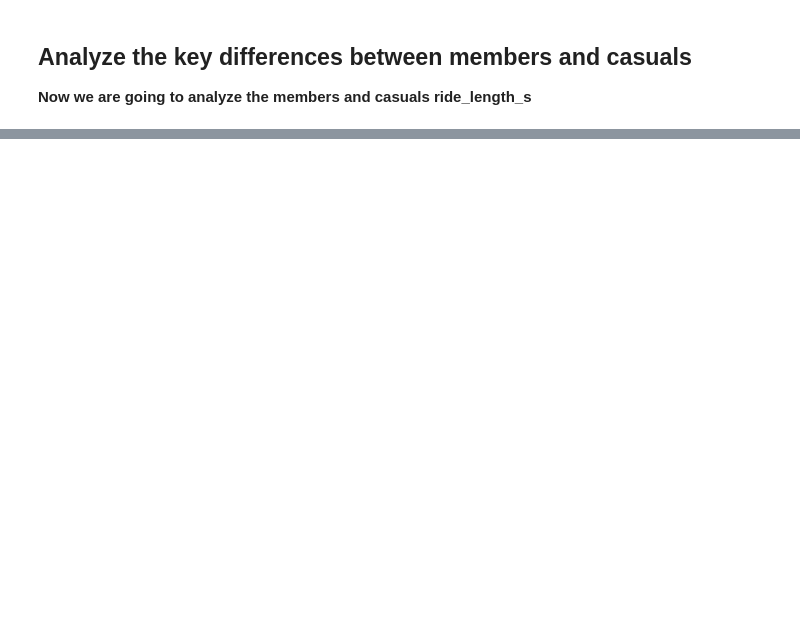
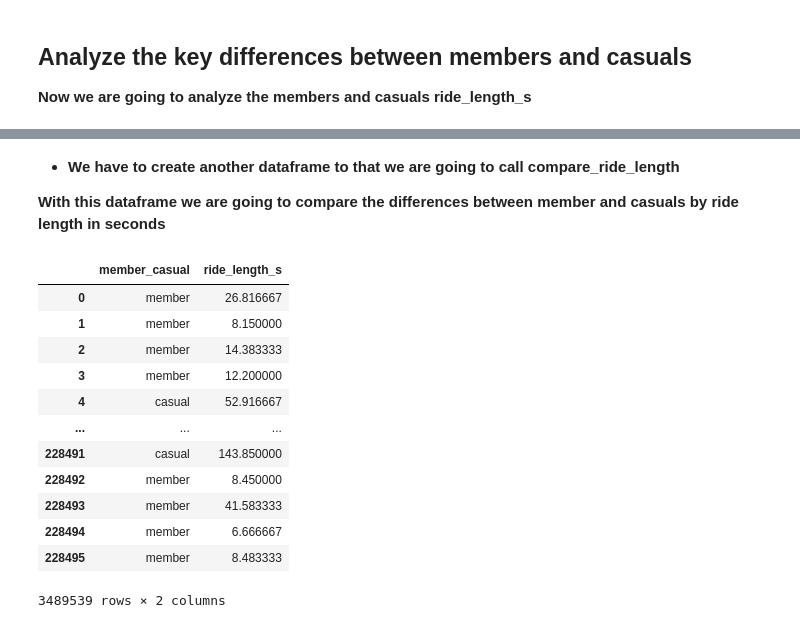
Before and after one commit to Ladislau2020/2021, a Jupyter notebook: fork-of-capstone-project-from-google.ipynb, the cells around one changed output, grey strips where cells are left out. Drawn from its saved outputs; the diff is of its cells as text; code cells hidden in the pictures; blank space fills up the shorter version.

```diff
--- a/fork-of-capstone-project-from-google.ipynb
+++ b/fork-of-capstone-project-from-google.ipynb
@@ -695,0 +701,26 @@ NameError: name 'where' is not defined
+# %% [markdown]
+* **We have to create another dataframe to that we are going to call compare_ride_length**
+
+**With this dataframe we are going to compare the differences between member and casuals by ride length in seconds**
+# %%
+# Comparison between member and casuals by ride_length_s
+
+
+compare_ride_length = pd.DataFrame({'member_casual': tripdataV2["member_casual"],
+                   'ride_length_s': tripdataV2["ride_length_s"]})
+
+compare_ride_length
+# %% [output]
+|  | member_casual | ride_length_s |
+| 0 | member | 26.816667 |
+| 1 | member | 8.150000 |
+| 2 | member | 14.383333 |
+| 3 | member | 12.200000 |
+| 4 | casual | 52.916667 |
+| ... | ... | ... |
+| 228491 | casual | 143.850000 |
+| 228492 | member | 8.450000 |
+| 228493 | member | 41.583333 |
+| 228494 | member | 6.666667 |
+| 228495 | member | 8.483333 |
+3489539 rows × 2 columns
```
Also changed, not shown: parts of 6 cells of this notebook.
